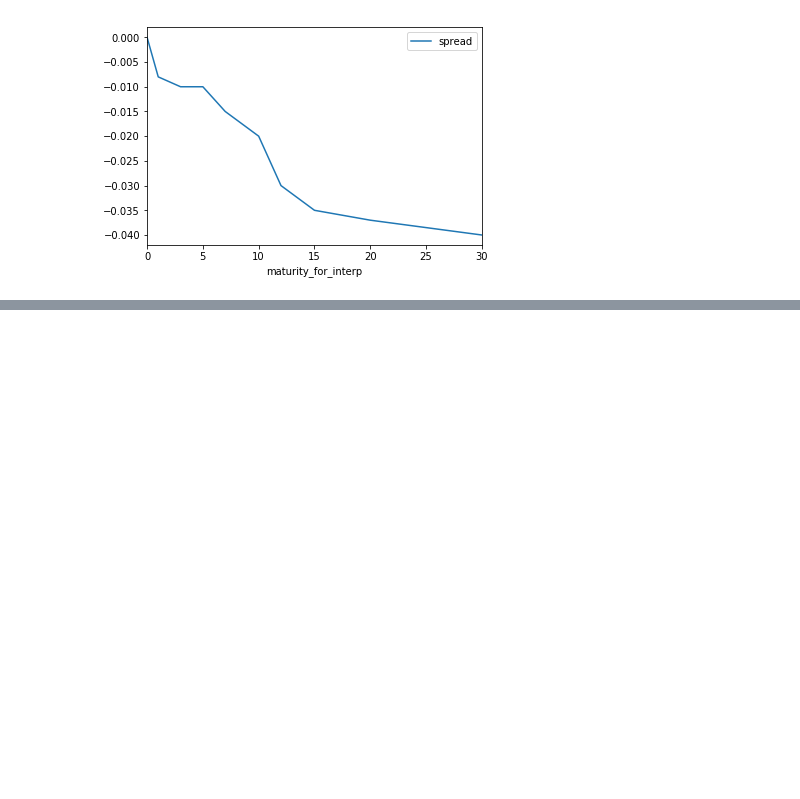
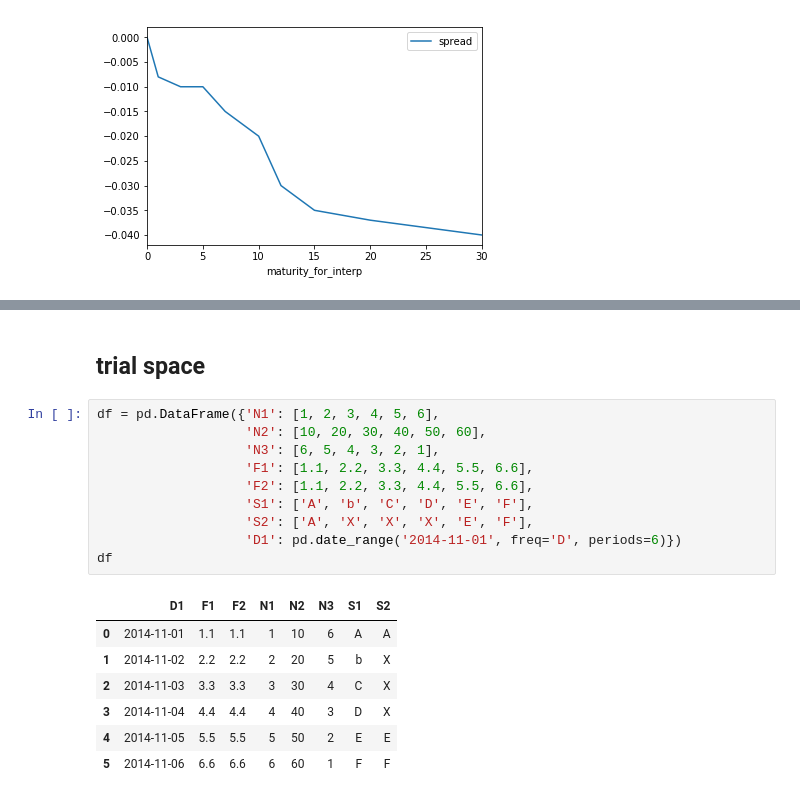
Before and after one commit to singlino0619/Finance, a Jupyter notebook: discount_factor/tenor_basis_curve.ipynb, the cells around one changed output, grey strips where cells are left out. Drawn from its saved outputs; the diff is of its cells as text; blank space fills up the shorter version.

```diff
--- a/discount_factor/tenor_basis_curve.ipynb
+++ b/discount_factor/tenor_basis_curve.ipynb
@@ -93,0 +205,20 @@ tb.gen_df_for_interp().set_index('maturity_for_interp')[['spread']].interpolate(
+# %% [markdown]
+## trial space
+# %%
+df = pd.DataFrame({'N1': [1, 2, 3, 4, 5, 6],
+                   'N2': [10, 20, 30, 40, 50, 60],
+                   'N3': [6, 5, 4, 3, 2, 1],
+                   'F1': [1.1, 2.2, 3.3, 4.4, 5.5, 6.6],
+                   'F2': [1.1, 2.2, 3.3, 4.4, 5.5, 6.6],
+                   'S1': ['A', 'b', 'C', 'D', 'E', 'F'],
+                   'S2': ['A', 'X', 'X', 'X', 'E', 'F'],
+                   'D1': pd.date_range('2014-11-01', freq='D', periods=6)})
+df
+# %% [output]
+|  | D1 | F1 | F2 | N1 | N2 | N3 | S1 | S2 |
+| 0 | 2014-11-01 | 1.1 | 1.1 | 1 | 10 | 6 | A | A |
+| 1 | 2014-11-02 | 2.2 | 2.2 | 2 | 20 | 5 | b | X |
+| 2 | 2014-11-03 | 3.3 | 3.3 | 3 | 30 | 4 | C | X |
+| 3 | 2014-11-04 | 4.4 | 4.4 | 4 | 40 | 3 | D | X |
+| 4 | 2014-11-05 | 5.5 | 5.5 | 5 | 50 | 2 | E | E |
+| 5 | 2014-11-06 | 6.6 | 6.6 | 6 | 60 | 1 | F | F |
```
Also changed, not shown: parts of 18 cells of this notebook, 10 other files.
